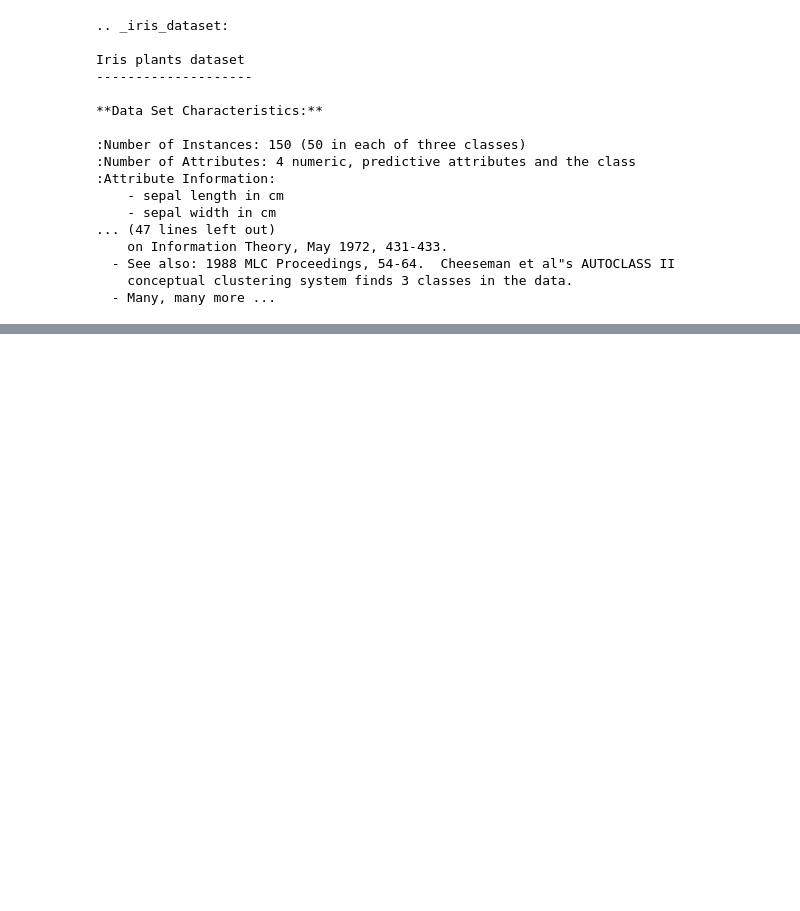
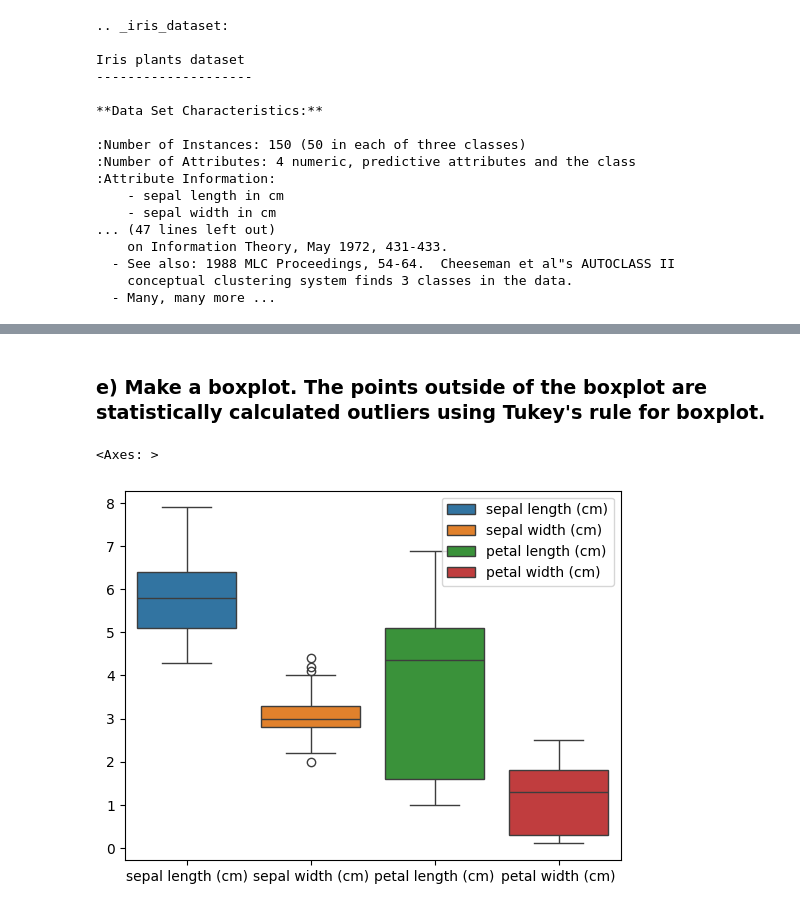
Before and after one commit to ponagr/ai_engineering_pontus_agren_grundstrom, a Jupyter notebook: exercises/2_classification/0_iris_flower.ipynb, the cells around one changed output, grey strips where cells are left out. Saved outputs shown, nothing was run; the diff lists cells and outputs as text; code cells hidden in the pictures; blank space fills up the shorter version.

```diff
--- a/exercises/2_classification/0_iris_flower.ipynb
+++ b/exercises/2_classification/0_iris_flower.ipynb
@@ -89,0 +214,8 @@ df
+# %% [markdown]
+### e) Make a boxplot. The points outside of the boxplot are statistically calculated outliers using Tukey's rule for boxplot.
+# %%
+# only sepal width has outliers
+sns.boxplot(df.drop("target", axis=1), legend=True)
+# %% [output]
+<Axes: >
+[figure, added]
```
Also changed, not shown: parts of 37 cells of this notebook, 3 other files.
